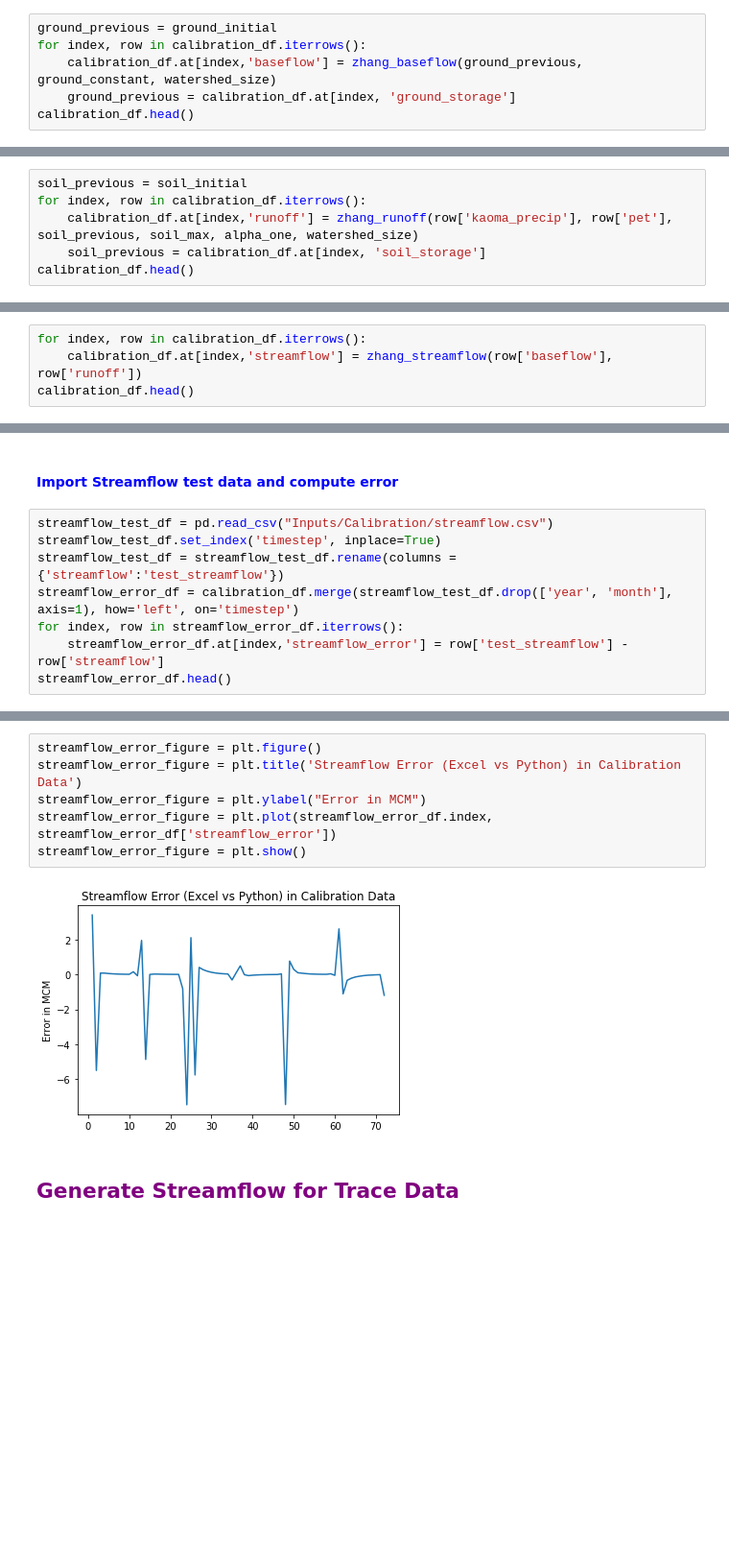
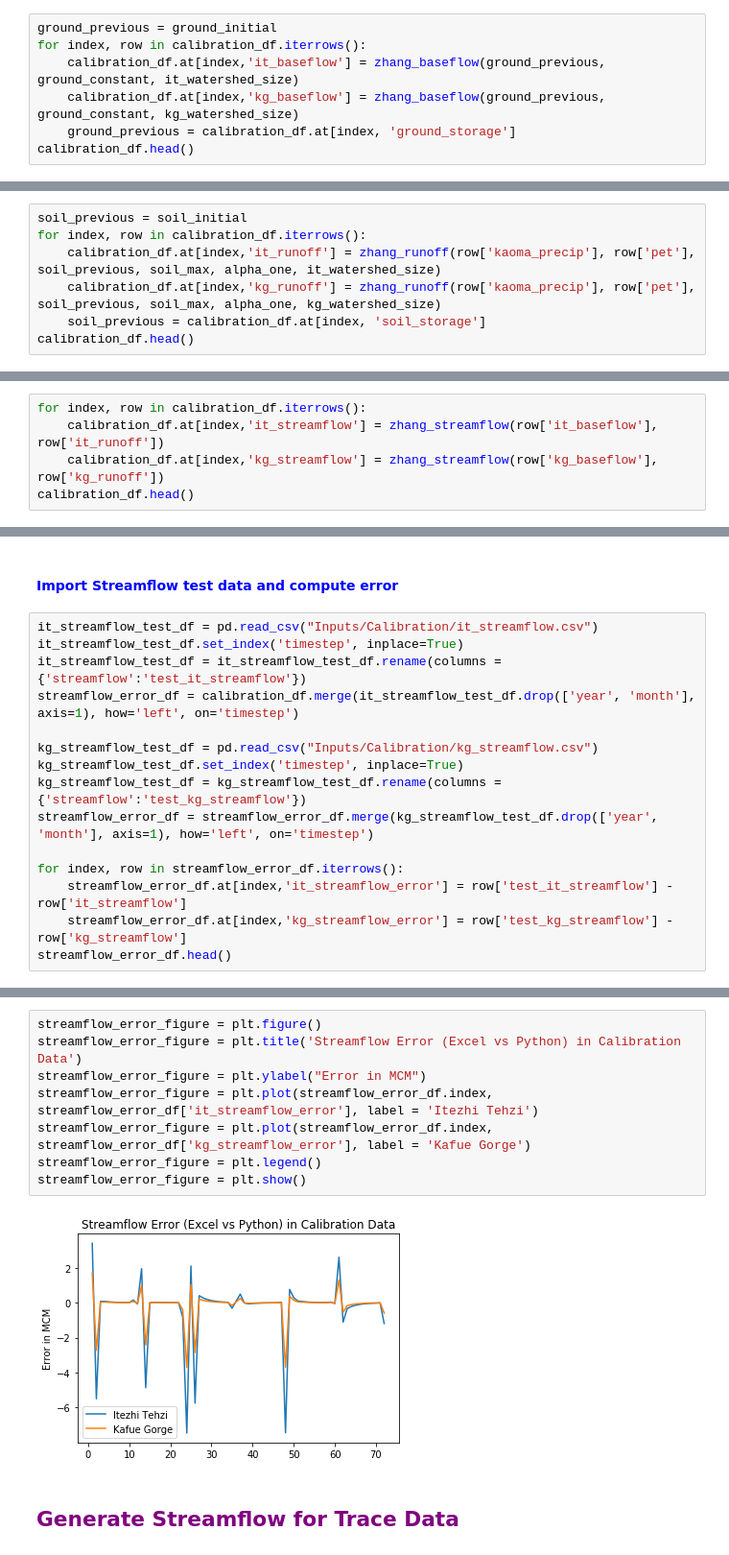
Before and after one commit to jolszew2/Iolanda, a Jupyter notebook: Iolanda_Streamflow.ipynb, the cells around one changed output, grey strips where cells are left out. Shown at 96% size. Drawn from its saved outputs; the diff is of its cells as text; blank space fills up the shorter version.

```diff
--- a/Iolanda_Streamflow.ipynb
+++ b/Iolanda_Streamflow.ipynb
@@ -378,7 +382,8 @@ def zhang_baseflow(ground_previous, ground_constant, watershed_size):
 # %%
 ground_previous = ground_initial
 for index, row in calibration_df.iterrows():
-    calibration_df.at[index,'baseflow'] = zhang_baseflow(ground_previous, ground_constant, watershed_size)
+    calibration_df.at[index,'it_baseflow'] = zhang_baseflow(ground_previous, ground_constant, it_watershed_size)
+    calibration_df.at[index,'kg_baseflow'] = zhang_baseflow(ground_previous, ground_constant, kg_watershed_size)
     ground_previous = calibration_df.at[index, 'ground_storage']
 calibration_df.head()
 # %% [output]
@@ -409,7 +416,8 @@ def zhang_runoff(precip, pet, soil_previous, soil_max, alpha_one, watershed_size
 # %%
 soil_previous = soil_initial
 for index, row in calibration_df.iterrows():
-    calibration_df.at[index,'runoff'] = zhang_runoff(row['kaoma_precip'], row['pet'], soil_previous, soil_max, alpha_one, watershed_size)
+    calibration_df.at[index,'it_runoff'] = zhang_runoff(row['kaoma_precip'], row['pet'], soil_previous, soil_max, alpha_one, it_watershed_size)
+    calibration_df.at[index,'kg_runoff'] = zhang_runoff(row['kaoma_precip'], row['pet'], soil_previous, soil_max, alpha_one, kg_watershed_size)
     soil_previous = calibration_df.at[index, 'soil_storage']
 calibration_df.head()
 # %% [output]
@@ -433,7 +443,8 @@ def zhang_streamflow(runoff, baseflow):
     return runoff + baseflow
 # %%
 for index, row in calibration_df.iterrows():
-    calibration_df.at[index,'streamflow'] = zhang_streamflow(row['baseflow'], row['runoff'])
+    calibration_df.at[index,'it_streamflow'] = zhang_streamflow(row['it_baseflow'], row['it_runoff'])
+    calibration_df.at[index,'kg_streamflow'] = zhang_streamflow(row['kg_baseflow'], row['kg_runoff'])
 calibration_df.head()
 # %% [output]
 |  | year | month | kaoma_precip | min_temp | max_temp | pet | soil_storage | ground_storage | et | ... |
@@ -454,12 +471,19 @@ streamflow_figure = plt.show()
 # %% [markdown]
 #### <font color=blue> Import Streamflow test data and compute error </font>
 # %%
-streamflow_test_df = pd.read_csv("Inputs/Calibration/streamflow.csv")
-streamflow_test_df.set_index('timestep', inplace=True)
-streamflow_test_df = streamflow_test_df.rename(columns = {'streamflow':'test_streamflow'})
-streamflow_error_df = calibration_df.merge(streamflow_test_df.drop(['year', 'month'], axis=1), how='left', on='timestep')
+it_streamflow_test_df = pd.read_csv("Inputs/Calibration/it_streamflow.csv")
+it_streamflow_test_df.set_index('timestep', inplace=True)
+it_streamflow_test_df = it_streamflow_test_df.rename(columns = {'streamflow':'test_it_streamflow'})
+streamflow_error_df = calibration_df.merge(it_streamflow_test_df.drop(['year', 'month'], axis=1), how='left', on='timestep')
+
+kg_streamflow_test_df = pd.read_csv("Inputs/Calibration/kg_streamflow.csv")
+kg_streamflow_test_df.set_index('timestep', inplace=True)
+kg_streamflow_test_df = kg_streamflow_test_df.rename(columns = {'streamflow':'test_kg_streamflow'})
+streamflow_error_df = streamflow_error_df.merge(kg_streamflow_test_df.drop(['year', 'month'], axis=1), how='left', on='timestep')
+
 for index, row in streamflow_error_df.iterrows():
-    streamflow_error_df.at[index,'streamflow_error'] = row['test_streamflow'] - row['streamflow']
+    streamflow_error_df.at[index,'it_streamflow_error'] = row['test_it_streamflow'] - row['it_streamflow']
+    streamflow_error_df.at[index,'kg_streamflow_error'] = row['test_kg_streamflow'] - row['kg_streamflow']
 streamflow_error_df.head()
 # %% [output]
 |  | year | month | kaoma_precip | min_temp | max_temp | pet | soil_storage | ground_storage | et | ... |
@@ -472,11 +496,13 @@ streamflow_error_df.head()
 # %%
 streamflow_error_figure = plt.figure()
 streamflow_error_figure = plt.title('Streamflow Error (Excel vs Python) in Calibration Data')
 streamflow_error_figure = plt.ylabel("Error in MCM")
-streamflow_error_figure = plt.plot(streamflow_error_df.index, streamflow_error_df['streamflow_error'])
+streamflow_error_figure = plt.plot(streamflow_error_df.index, streamflow_error_df['it_streamflow_error'], label = 'Itezhi Tehzi')
+streamflow_error_figure = plt.plot(streamflow_error_df.index, streamflow_error_df['kg_streamflow_error'], label = 'Kafue Gorge')
+streamflow_error_figure = plt.legend()
 streamflow_error_figure = plt.show()
 # %% [output]
-[figure, old version]
+[figure, new version]
 # %% [markdown]
 ## <font color = purple> Generate Streamflow for Trace Data </font>
 # %%
```
Also changed, not shown: parts of 14 cells of this notebook, 2 other files.
